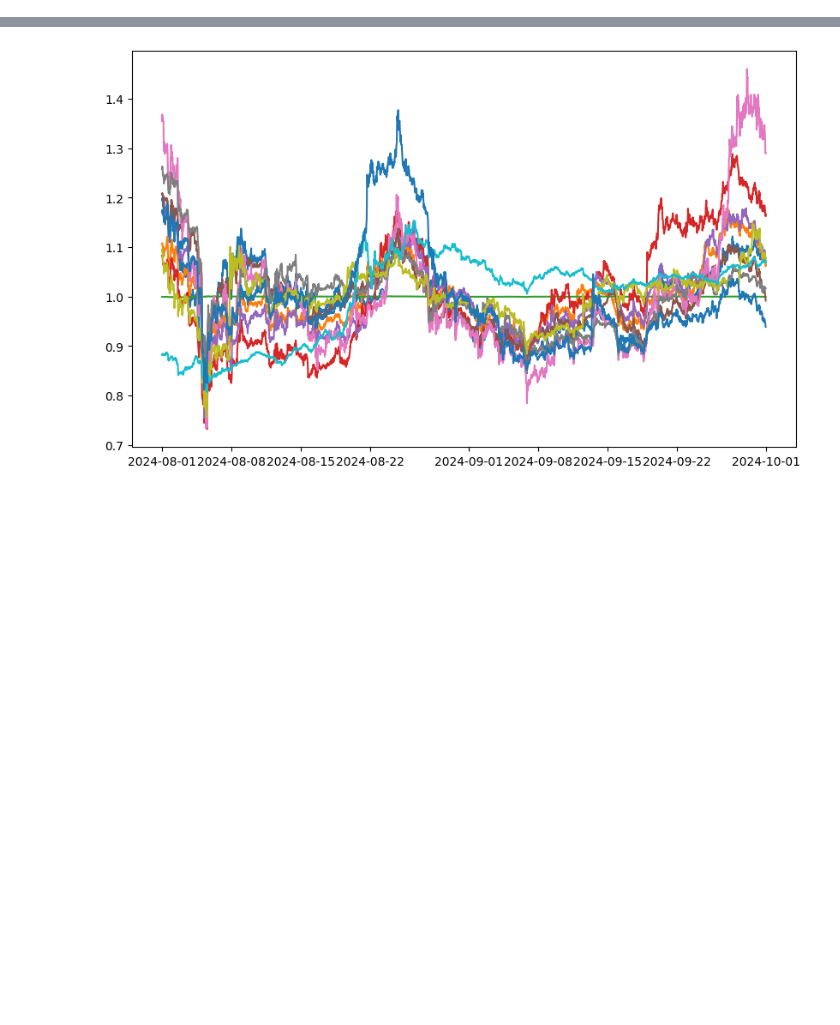
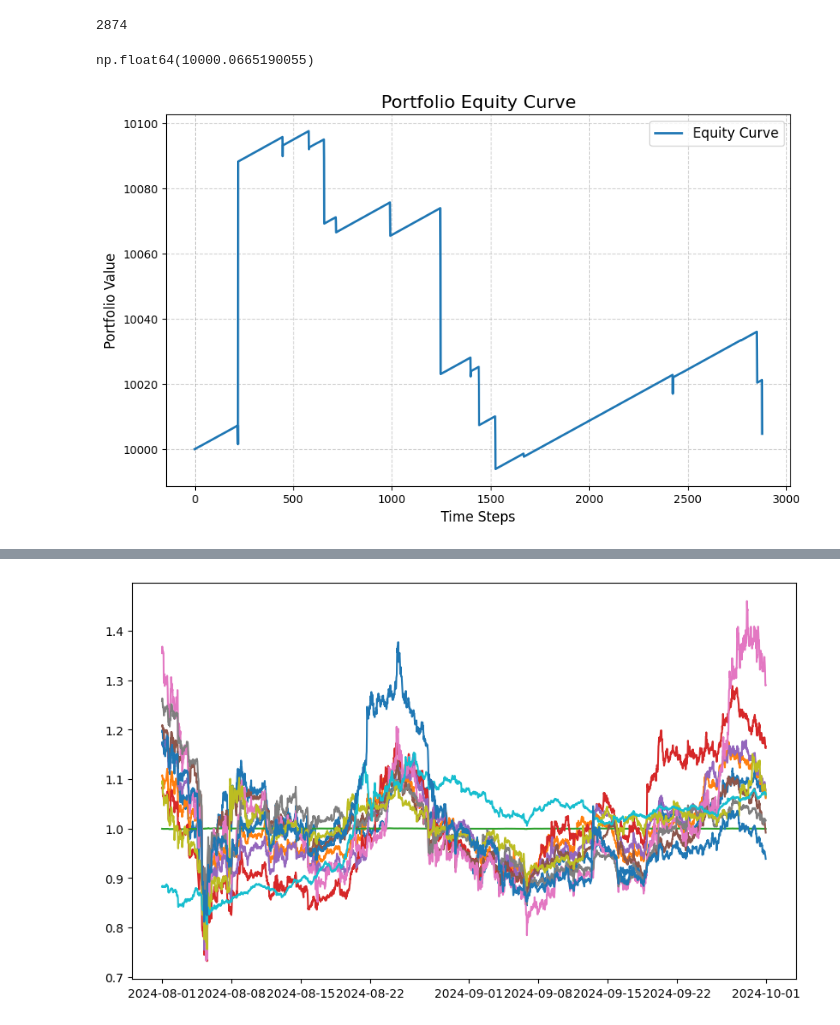
Before and after one commit to mrajancsr/deep-policy-gradient-portfolio, a Jupyter notebook: ddpgportfolio/agent/test.ipynb, the cells around one changed output, grey strips where cells are left out. Drawn from its saved outputs; the diff is of its cells as text; code cells hidden in the pictures; blank space fills up the shorter version.

```diff
--- a/ddpgportfolio/agent/test.ipynb
+++ b/ddpgportfolio/agent/test.ipynb
@@ -88,20 +88,20 @@ import numpy as np
 weights = []
 # %%
 ds = KrakenDataSet(portfolio, 50, 1)
-portfolio_values = []
+equity_curve = []
 pf_previous = 10000
-portfolio_values.append(pf_previous)
+equity_curve.append(pf_previous)
 total_reward = 0
 
 for idx, (Xt, prev_index) in enumerate(ds):
     yt = 1 / Xt[0, :, -2]
     wt_prev = agent.pvm.get_memory_stack(prev_index)
     wt = agent.pvm.get_memory_stack(prev_index + 1)
-    weights.append(wt.cpu().numpy())
-    reward = portfolio.get_reward(wt, yt, wt_prev)
+
+    reward = portfolio.get_reward(wt, yt, wt_prev, 50)
     total_reward += reward
     pf_current = pf_previous * np.exp(total_reward.item())
-    portfolio_values.append(pf_current)
+    equity_curve.append(pf_current.item())
 # %%
 def get_random_action(m):
     random_vec = np.random.rand(m+1)
@@ -120,0 +129,24 @@ plt.plot(portfolio_values)
+# %%
+len(smoothed_equity)
+# %% [output]
+2874
+# %%
+smoothed_equity = [float(x) for x in smoothed_equity]
+# %% [output]
+np.float64(10000.0665190055)
+# %%
+import matplotlib.pyplot as plt
+
+#smoothed_equity = np.convolve(portfolio_values, np.ones(5)/5, mode='valid')
+#equity_curve = portfolio_values[1:]
+# Plot the equity curve
+plt.figure(figsize=(10, 6))
+plt.plot(range(len(equity_curve)), equity_curve, label="Equity Curve", linewidth=2)
+plt.title("Portfolio Equity Curve", fontsize=16)
+plt.xlabel("Time Steps", fontsize=12)
+plt.ylabel("Portfolio Value", fontsize=12)
+plt.grid(True, linestyle="--", alpha=0.6)
+plt.legend(fontsize=12)
+plt.show()
+# %% [output]
+[figure, added]
```
Also changed, not shown: parts of 6 cells of this notebook, 4 other files.
